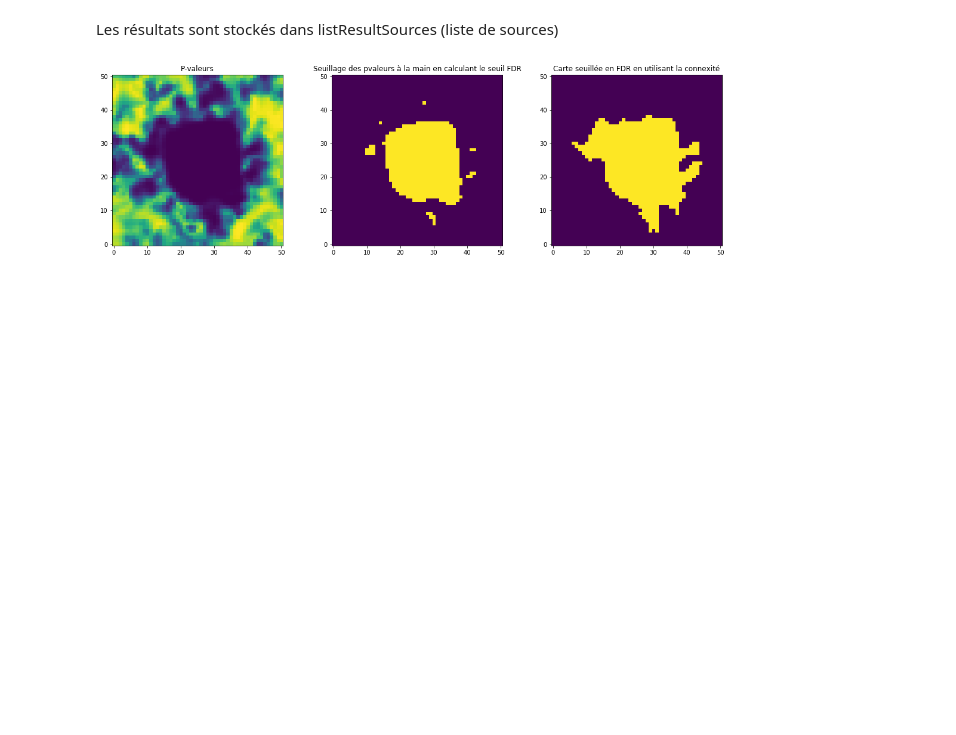
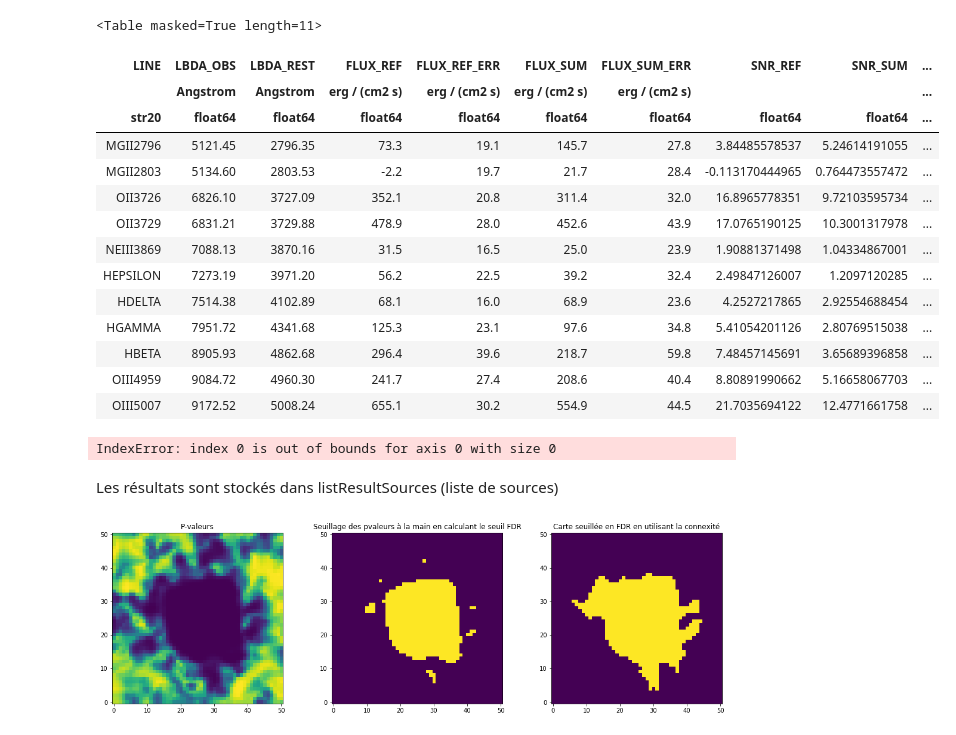
Before and after one commit to raphbacher/comet, a Jupyter notebook: Example Shade.ipynb, the cells around one changed output. Cells and saved outputs as stored; diff of their text form; code cells hidden in the pictures; blank space fills up the shorter version.

Commit message:
update data (take lyman emitters)

```diff
--- a/Example Shade.ipynb
+++ b/Example Shade.ipynb
@@ -21,0 +21,2 @@ cube=Cube('/home/data/MUSE/0.31/DATACUBE-HDFS-v031c.fits')
+# %%
+listSrc = [Source.from_file("./data/"+filename) for filename in os.listdir("./data") if filename.endswith(".fits")]
@@ -22,16 +25,34 @@ cube=Cube('/home/data/MUSE/0.31/DATACUBE-HDFS-v031c.fits')
+# %%
+listSrc[4].lines
+# %% [output]
+<Table masked=True length=11>
+| LINE | LBDA_OBS | LBDA_REST | FLUX_REF | FLUX_REF_ERR | FLUX_SUM | FLUX_SUM_ERR | SNR_REF | SNR_SUM | ... |
+|  | Angstrom | Angstrom | erg / (cm2 s) | erg / (cm2 s) | erg / (cm2 s) | erg / (cm2 s) |  |  | ... |
+| str20 | float64 | float64 | float64 | float64 | float64 | float64 | float64 | float64 | ... |
+| MGII2796 | 5121.45 | 2796.35 | 73.3 | 19.1 | 145.7 | 27.8 | 3.84485578537 | 5.24614191055 | ... |
+| MGII2803 | 5134.60 | 2803.53 | -2.2 | 19.7 | 21.7 | 28.4 | -0.113170444965 | 0.764473557472 | ... |
+| OII3726 | 6826.10 | 3727.09 | 352.1 | 20.8 | 311.4 | 32.0 | 16.8965778351 | 9.72103595734 | ... |
+| OII3729 | 6831.21 | 3729.88 | 478.9 | 28.0 | 452.6 | 43.9 | 17.0765190125 | 10.3001317978 | ... |
+| NEIII3869 | 7088.13 | 3870.16 | 31.5 | 16.5 | 25.0 | 23.9 | 1.90881371498 | 1.04334867001 | ... |
+| HEPSILON | 7273.19 | 3971.20 | 56.2 | 22.5 | 39.2 | 32.4 | 2.49847126007 | 1.2097120285 | ... |
+| HDELTA | 7514.38 | 4102.89 | 68.1 | 16.0 | 68.9 | 23.6 | 4.2527217865 | 2.92554688454 | ... |
+| HGAMMA | 7951.72 | 4341.68 | 125.3 | 23.1 | 97.6 | 34.8 | 5.41054201126 | 2.80769515038 | ... |
+| HBETA | 8905.93 | 4862.68 | 296.4 | 39.6 | 218.7 | 59.8 | 7.48457145691 | 3.65689396858 | ... |
+| OIII4959 | 9084.72 | 4960.30 | 241.7 | 27.4 | 208.6 | 40.4 | 8.80891990662 | 5.16658067703 | ... |
+| OIII5007 | 9172.52 | 5008.24 | 655.1 | 30.2 | 554.9 | 44.5 | 21.7035694122 | 12.4771661758 | ... |
 # %%
-### choix des paramètres,
+### Choose parameters
 # sim=False : il ne s'agit pas d'une source simu, on permet
-# lmbdaShift : variation max dans la famille de spectres de tests créés (on va de -lmbdaShift à + lmbdaShift)
-# LW : demi-largeur de la zone étudié en lmbda
-# SW : demi-largeur de la zone étudié en spatial
+# lmbdaShift : max variation in the created spectra dictionnary (we go from -lmbdaShift to + lmbdaShift)
+# LW : half-width of the wavelength area
+# SW : half-width of the spatial area
 params=parameters.Params(sim=False,lmbdaShift=7,LW=15,SW=25)
 
 ### creation de l'objet méthode à partir de la liste d'ID, cela permet de construire des sources plus grandes que celles obtenues dans le catalogue
 # on peut sinon injecter une liste de sources avec listSources=
-shade1=shade_main.SHADE(listID=listID,params=params,catalog='/home/data/MUSE/HDFS/MasterCatalogue-1.34.fits',cube=cube)
+shade1=shade_main.SHADE(params=params,listSources=listSrc)
 
-#preprocessing avec parametrisation : ici,on fait la soustraction du continu par filtre median, et on force le preprocessing
+#preprocessing with parameters : here, we do continuum subtraction using median filtering and we apply always preprocessing (i.e. even if preprocessed data is detected)
 paramsPreProcess=parameters.ParamsPreProcess(methodRC='medfilt',forceProcess=True)
 shade1.preprocess(paramsPreProcess=paramsPreProcess)
 
@@ -50,6 +71,8 @@ paramsPostProcess=parameters.ParamsPostProcess(threshold=0.01,
                  newSource=True,)
 
 shade1.postprocess(paramsPostProcess=paramsPostProcess)
+# %% [output]
+IndexError: index 0 is out of bounds for axis 0 with size 0
 # %% [markdown]
 Les résultats sont stockés dans listResultSources (liste de sources)
 # %%
```
Also changed, not shown: parts of 5 cells of this notebook, 18 other files.
